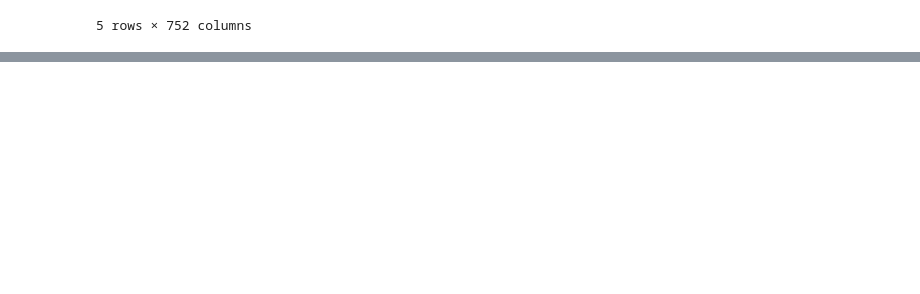
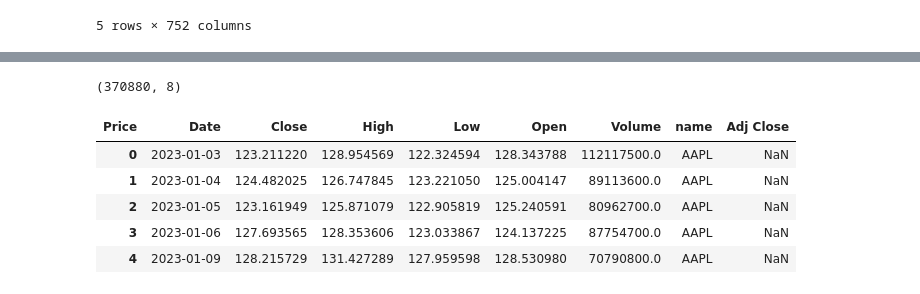
Before and after one commit to ShearStress021/simpleProjects, a Jupyter notebook: machine_learning/4260/Untitled1.ipynb, the cells around one changed output, grey strips where cells are left out. Saved outputs shown, nothing was run; the diff lists cells and outputs as text; code cells hidden in the pictures; blank space fills up the shorter version.

```diff
--- a/machine_learning/4260/Untitled1.ipynb
+++ b/machine_learning/4260/Untitled1.ipynb
@@ -174,0 +234,2 @@ KeyError: "['cCose'] not in index"
+# %%
+ll = list(data['Symbol'])
@@ -174,0 +256,12 @@ KeyError: "['cCose'] not in index"
+# %%
+def extract_data(symbol):
+    df = yf.download(symbol, start="2023-01-01", end="2026-01-01")
+    df.columns = df.columns.droplevel(1)
+    df = df.reset_index()
+    df['name'] = symbol
+    return df
+# %%
+all_symbol = []
+for ele in ll:
+    data = extract_data(ele)
+    all_symbol.append(data)
@@ -174,0 +286,2 @@ KeyError: "['cCose'] not in index"
+# %%
+final_df = pd.concat(all_symbol, ignore_index=True)
@@ -174,0 +290,13 @@ KeyError: "['cCose'] not in index"
+# %%
+final_df.shape
+# %% [output]
+(370880, 8)
+# %%
+final_df.head()
+# %% [output]
+| Price | Date | Close | High | Low | Open | Volume | name | Adj Close |
+| 0 | 2023-01-03 | 123.211220 | 128.954569 | 122.324594 | 128.343788 | 112117500.0 | AAPL | NaN |
+| 1 | 2023-01-04 | 124.482025 | 126.747845 | 123.221050 | 125.004147 | 89113600.0 | AAPL | NaN |
+| 2 | 2023-01-05 | 123.161949 | 125.871079 | 122.905819 | 125.240591 | 80962700.0 | AAPL | NaN |
+| 3 | 2023-01-06 | 127.693565 | 128.353606 | 123.033867 | 124.137225 | 87754700.0 | AAPL | NaN |
+| 4 | 2023-01-09 | 128.215729 | 131.427289 | 127.959598 | 128.530980 | 70790800.0 | AAPL | NaN |
```
Also changed, not shown: parts of 16 cells of this notebook, 7 other files.
